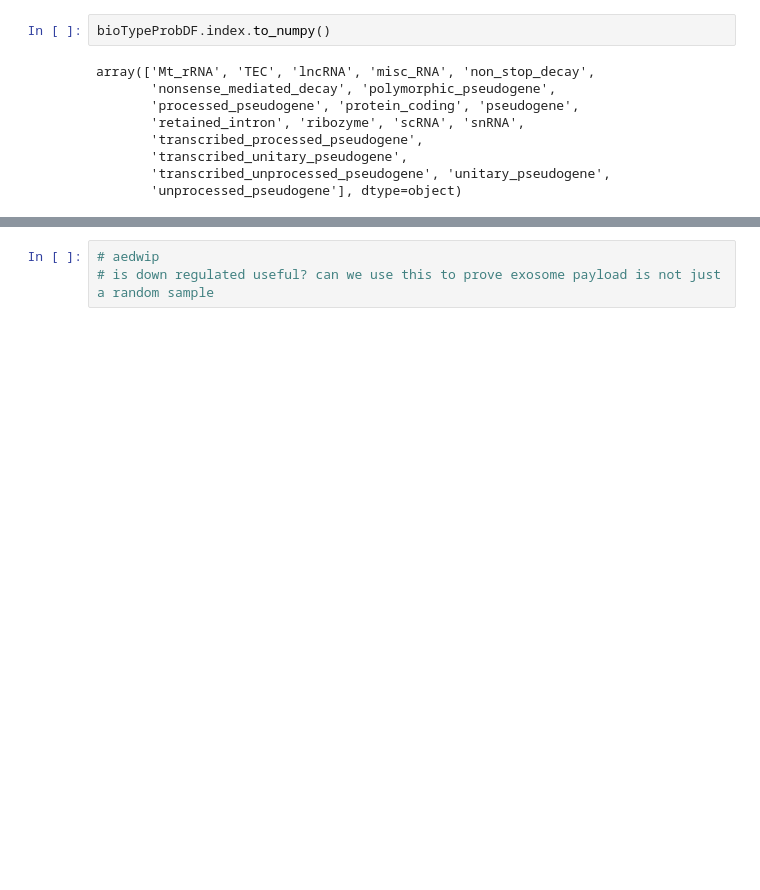
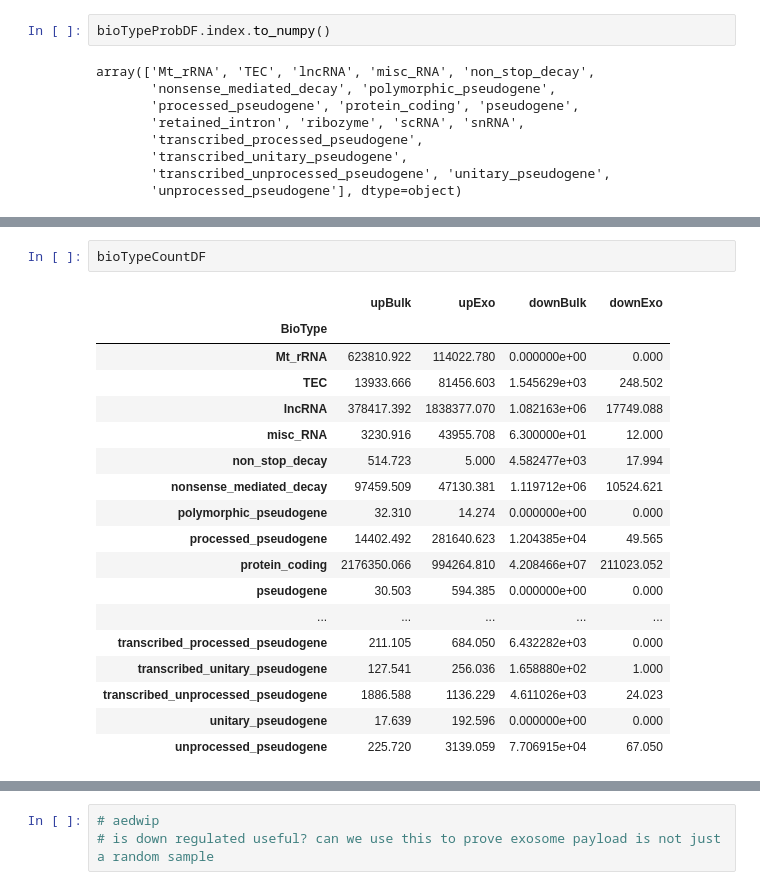
Before and after one commit to aedavids/extraCellularRNA, a Jupyter notebook: juypterNotebooks/biotypeExploration.ipynb, the cells around one changed output, grey strips where cells are left out. Cells and saved outputs as stored; diff of their text form; blank space fills up the shorter version.

```diff
--- a/juypterNotebooks/biotypeExploration.ipynb
+++ b/juypterNotebooks/biotypeExploration.ipynb
@@ -346,0 +368,21 @@ PlotProbMass(panel, DF, legendLabels, title)
+# %%
+bioTypeCountDF
+# %% [output]
+|  | upBulk | upExo | downBulk | downExo |
+| BioType |  |  |  |  |
+| Mt_rRNA | 623810.922 | 114022.780 | 0.000000e+00 | 0.000 |
+| TEC | 13933.666 | 81456.603 | 1.545629e+03 | 248.502 |
+| lncRNA | 378417.392 | 1838377.070 | 1.082163e+06 | 17749.088 |
+| misc_RNA | 3230.916 | 43955.708 | 6.300000e+01 | 12.000 |
+| non_stop_decay | 514.723 | 5.000 | 4.582477e+03 | 17.994 |
+| nonsense_mediated_decay | 97459.509 | 47130.381 | 1.119712e+06 | 10524.621 |
+| polymorphic_pseudogene | 32.310 | 14.274 | 0.000000e+00 | 0.000 |
+| processed_pseudogene | 14402.492 | 281640.623 | 1.204385e+04 | 49.565 |
+| protein_coding | 2176350.066 | 994264.810 | 4.208466e+07 | 211023.052 |
+| pseudogene | 30.503 | 594.385 | 0.000000e+00 | 0.000 |
+| ... | ... | ... | ... | ... |
+| transcribed_processed_pseudogene | 211.105 | 684.050 | 6.432282e+03 | 0.000 |
+| transcribed_unitary_pseudogene | 127.541 | 256.036 | 1.658880e+02 | 1.000 |
+| transcribed_unprocessed_pseudogene | 1886.588 | 1136.229 | 4.611026e+03 | 24.023 |
+| unitary_pseudogene | 17.639 | 192.596 | 0.000000e+00 | 0.000 |
+| unprocessed_pseudogene | 225.720 | 3139.059 | 7.706915e+04 | 67.050 |
```
Also changed, not shown: parts of 13 cells of this notebook.
